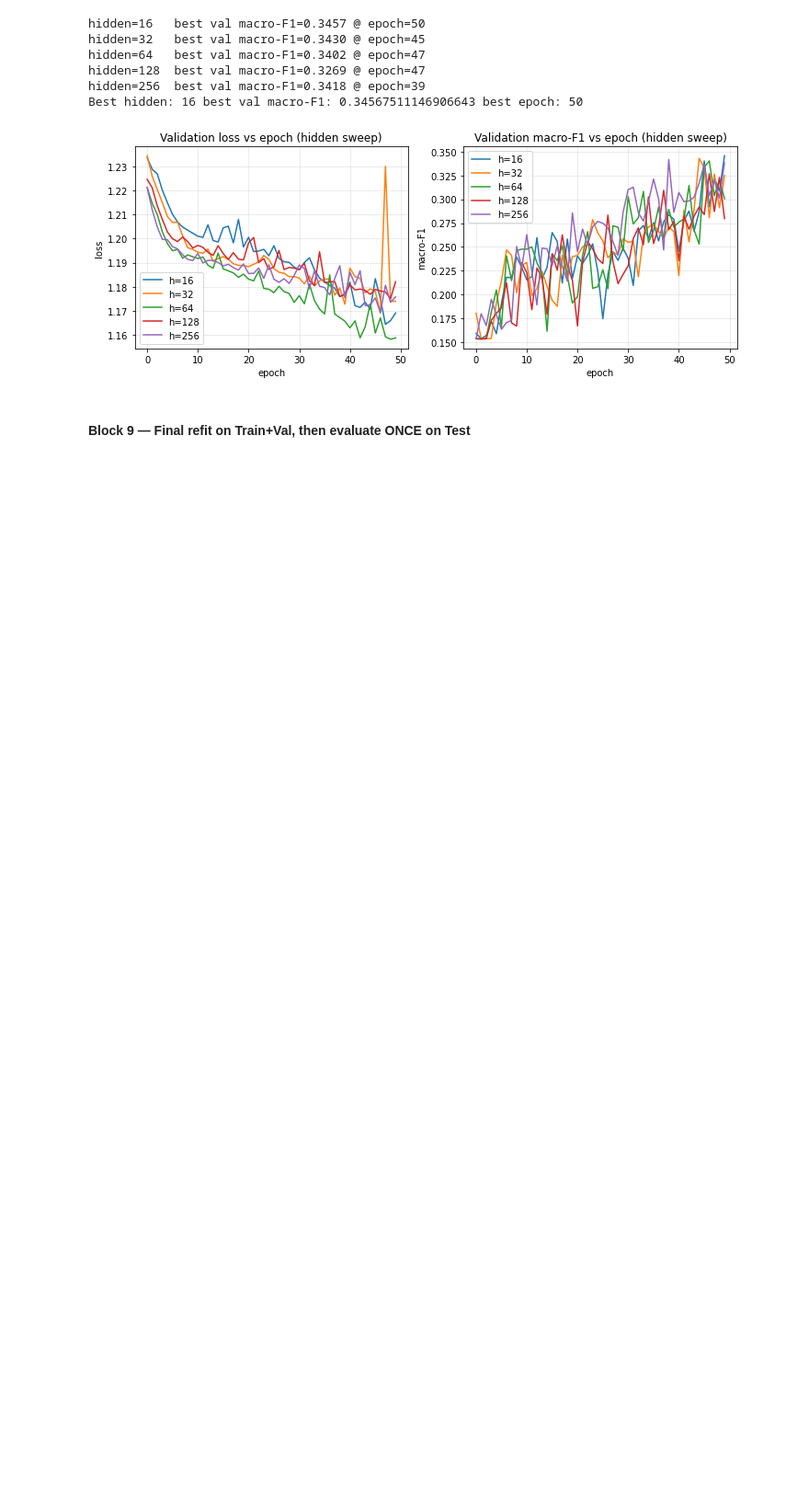
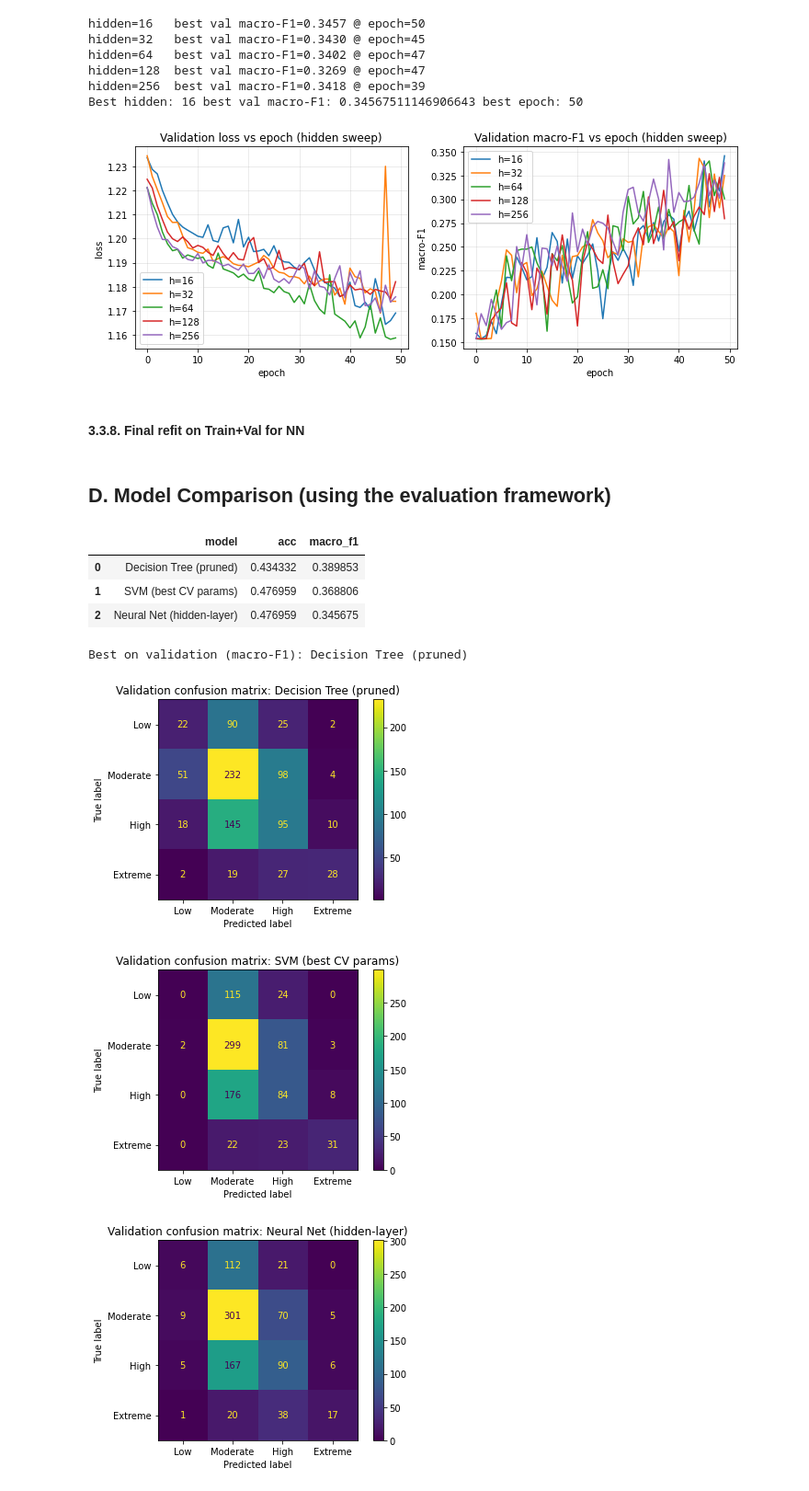
Before and after one commit to HieuTong/wildfires_classification, a Jupyter notebook: assignment2.ipynb, the cells around one changed output. Shown at 92% size. Drawn from its saved outputs; the diff is of its cells as text; code cells hidden in the pictures; blank space fills up the shorter version.

```diff
--- a/assignment2.ipynb
+++ b/assignment2.ipynb
@@ -1053,7 +1053,7 @@ plt.show()
 # %% [output]
 [figure]
 # %% [markdown]
-#### Block 9 — Final refit on Train+Val, then evaluate ONCE on Test
+#### 3.3.8. Final refit on Train+Val for NN
 # %%
 X_dev_t = torch.cat([X_train_t, X_val_t], dim=0)
 y_dev_t = torch.cat([y_train_t, y_val_t], dim=0)
@@ -1067,3 +1067,78 @@ final_nn, final_hist = train_model(
     train_loader_=dev_loader,
     val_loader_=dev_loader,       # monitor training curve only (no test leakage)
 )
+# %% [markdown]
+## D. Model Comparison (using the evaluation framework)
+# %%
+from sklearn.metrics import accuracy_score
+# --- helpers ---
+def predict_nn(model, X_tensor, device, batch_size=256):
+    model.eval()
+    preds = []
+    with torch.no_grad():
+        for i in range(0, X_tensor.shape[0], batch_size):
+            xb = X_tensor[i:i+batch_size].to(device)
+            logits = model(xb)
+            preds.append(logits.argmax(dim=1).cpu().numpy())
+    return np.concatenate(preds)
+
+def eval_sklearn(model, X, y, name):
+    y_pred = model.predict(X)
+    return {
+        "model": name,
+        "acc": accuracy_score(y, y_pred),
+        "macro_f1": f1_score(y, y_pred, average="macro"),
+        "y_pred": y_pred
+    }
+
+def eval_nn(model, X_tensor, y_true, device, name):
+    y_pred = predict_nn(model, X_tensor, device=device)
+    return {
+        "model": name,
+        "acc": accuracy_score(y_true, y_pred),
+        "macro_f1": f1_score(y_true, y_pred, average="macro"),
+        "y_pred": y_pred
+    }
+
+# --- train "comparison" versions on TRAIN only (so comparison uses VAL fairly) ---
+dt_cmp = DecisionTreeClassifier(random_state=RANDOM_STATE, ccp_alpha=best_alpha, **base_params)
+dt_cmp.fit(X_train_oh, y_train)
+
+svm_cmp = clone(best_svm).fit(X_train_oh, y_train)
+
+nn_cmp, nn_cmp_hist = train_model(
+    hidden_dim=best_hidden,
+    lr=best_lr,
+    epochs=best_hidden_epoch,
+    train_loader_=train_loader,
+    val_loader_=val_loader,
+)
+
+# --- evaluate on VAL ---
+res_dt  = eval_sklearn(dt_cmp,  X_val_oh, y_val, "Decision Tree (pruned)")
+res_svm = eval_sklearn(svm_cmp, X_val_oh, y_val, "SVM (best CV params)")
+res_nn  = eval_nn(nn_cmp, X_val_t, y_val_t.cpu().numpy(), device=device, name="Neural Net (hidden-layer)")
+
+results_val = pd.DataFrame([
+    {"model": r["model"], "acc": r["acc"], "macro_f1": r["macro_f1"]}
+    for r in [res_dt, res_svm, res_nn]
+]).sort_values("macro_f1", ascending=False)
+
+display(results_val)
+print("Best on validation (macro-F1):", results_val.iloc[0]["model"])
+
+# --- how they separate classes: confusion matrices on VAL ---
+class_names = ["Low", "Moderate", "High", "Extreme"]
+for r in [res_dt, res_svm, res_nn]:
+    ConfusionMatrixDisplay.from_predictions(y_val, r["y_pred"], display_labels=class_names, values_format="d")
+    plt.title(f"Validation confusion matrix: {r['model']}")
+    plt.show()
+# %% [output]
+|  | model | acc | macro_f1 |
+| 0 | Decision Tree (pruned) | 0.434332 | 0.389853 |
+| 1 | SVM (best CV params) | 0.476959 | 0.368806 |
+| 2 | Neural Net (hidden-layer) | 0.476959 | 0.345675 |
+Best on validation (macro-F1): Decision Tree (pruned)
+[figure, added]
+[figure, added]
+[figure, added]
```
Also changed, not shown: parts of 11 cells of this notebook, 1 other file.
